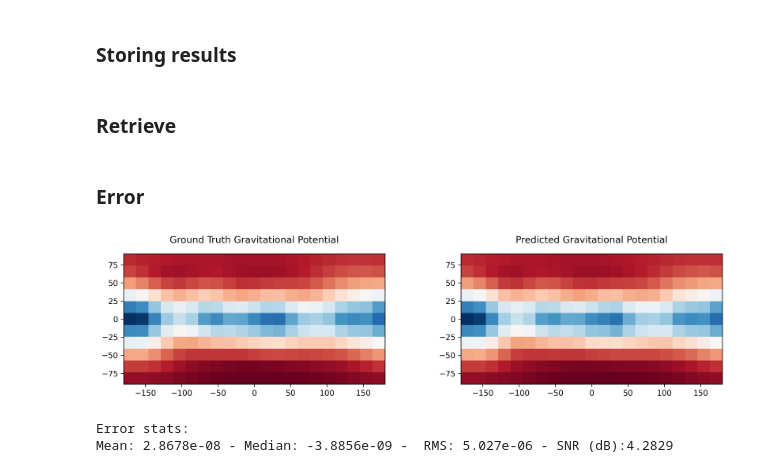
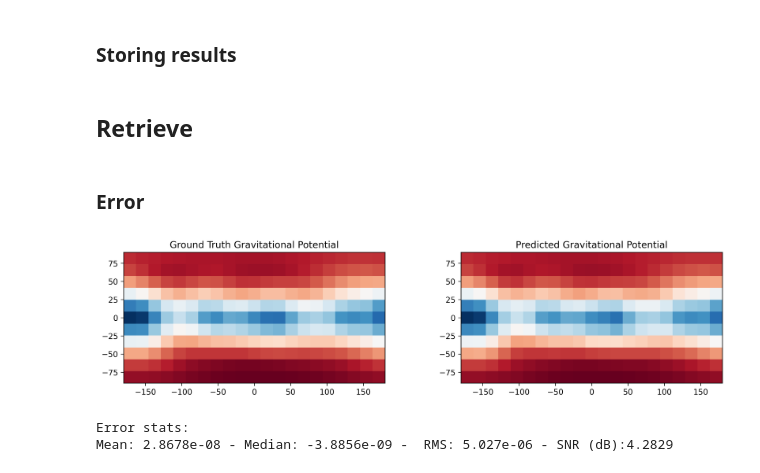
Before and after one commit to TheoHanon/GravityHerglotzNet, a Jupyter notebook: Case4_OSIRIS-REx_Bennu_particles_HNET.ipynb, the cells around one changed output. Cells and saved outputs as stored; diff of their text form; code cells hidden in the pictures.

```diff
--- a/Case4_OSIRIS-REx_Bennu_particles_HNET.ipynb
+++ b/Case4_OSIRIS-REx_Bennu_particles_HNET.ipynb
@@ -192,7 +191,7 @@ scripts.save_msr_grid(
     pot_pred,
 )
 # %% [markdown]
-### Retrieve
+## Retrieve
 # %%
 grid_train_file = "acc_train"
 sph_coords_train, acc_train = scripts.read_msr_grid(
@@ -213,16 +212,18 @@ sph_coords_test, pot_pred = scripts.read_msr_grid(
 # %%
 data_test = pot_test.reshape(L_gt+1, 2*(L_gt+1) - 1)
 data_pred = pot_pred.reshape(L_gt+1, 2*(L_gt+1) - 1)
 
 
 fig = plt.figure(figsize=(12, 12), dpi = 300)
 subfigs = fig.subfigures(1, 2)
 
-scripts.plot_sphere(data_test,   fig= subfigs[0], cmap = "RdBu", title="Ground Truth Gravitational Potential")
-scripts.plot_sphere(data_pred,   fig= subfigs[1], cmap = "RdBu", title="Predicted Gravitational Potential")
+_, ax = scripts.plot_s2(data_test,   fig= subfigs[0], cmap = "RdBu")
+ax.set_title("Ground Truth Gravitational Potential")
+_,ax = scripts.plot_s2(data_pred,   fig= subfigs[1], cmap = "RdBu")
+ax.set_title("Predicted Gravitational Potential")
 plt.show()
 # %% [output]
-[figure, old version]
+[figure, new version]
 # %%
 errors = (pot_test - pot_pred)
 rel_errors = errors / pot_test
```
Also changed, not shown: parts of 19 cells of this notebook, 30 other files.
